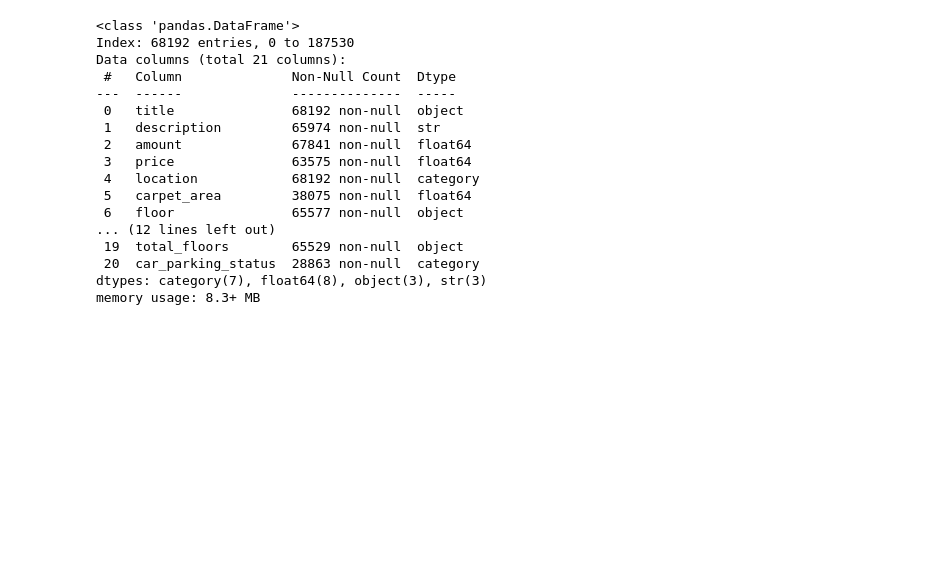
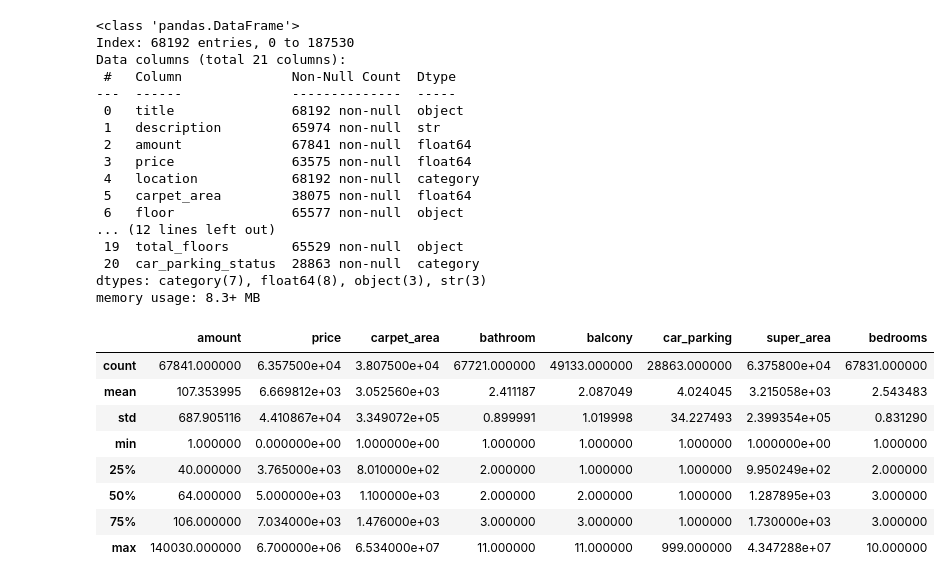
Before and after one commit to TalhaEjaz19040/house_price_prediction, a Jupyter notebook: notebooks/data_cleaning.ipynb, the cells around one changed output. Drawn from its saved outputs; the diff is of its cells as text; code cells hidden in the pictures; blank space fills up the shorter version.

Commit message:
super_area infinity values problem is solved

```diff
--- a/notebooks/data_cleaning.ipynb
+++ b/notebooks/data_cleaning.ipynb
@@ -379,10 +379,10 @@ Data columns (total 19 columns):
 dtypes: float64(5), object(1), str(13)
 memory usage: 10.4+ MB
 # %%
-mask = house_copy['price'].isna() & (house_copy['amount'].isna() == False) & (house_copy['super_area'].isna() == False)
+mask = house_copy['price'].isna() & (house_copy['amount'].isna() == False) & (house_copy['super_area'].isna() == False) & (house_copy['super_area'] > 0)
 house_copy.loc[mask, 'price'] = house_copy.loc[mask, 'amount'] / house_copy.loc[mask, 'super_area']
 # %%
-mask = (house_copy['amount'].isna() == False) & (house_copy['price'].isna() == False) & (house_copy['super_area'].isna())
+mask = (house_copy['amount'].isna() == False) & (house_copy['price'] > 0) & (house_copy['price'].isna() == False) & (house_copy['super_area'].isna())
 house_copy.loc[mask, 'super_area'] = (house_copy.loc[mask, 'amount'] * 100000) / house_copy.loc[mask, 'price']
 # %%
 house_copy.info()
@@ -656,3 +642,15 @@ Data columns (total 21 columns):
  20  car_parking_status  28863 non-null  category
 dtypes: category(7), float64(8), object(3), str(3)
 memory usage: 8.3+ MB
+# %%
+house_copy.describe()
+# %% [output]
+|  | amount | price | carpet_area | bathroom | balcony | car_parking | super_area | bedrooms |
+| count | 67841.000000 | 6.357500e+04 | 3.807500e+04 | 67721.000000 | 49133.000000 | 28863.000000 | 6.375800e+04 | 67831.000000 |
+| mean | 107.353995 | 6.669812e+03 | 3.052560e+03 | 2.411187 | 2.087049 | 4.024045 | 3.215058e+03 | 2.543483 |
+| std | 687.905116 | 4.410867e+04 | 3.349072e+05 | 0.899991 | 1.019998 | 34.227493 | 2.399354e+05 | 0.831290 |
+| min | 1.000000 | 0.000000e+00 | 1.000000e+00 | 1.000000 | 1.000000 | 1.000000 | 1.000000e+00 | 1.000000 |
+| 25% | 40.000000 | 3.765000e+03 | 8.010000e+02 | 2.000000 | 1.000000 | 1.000000 | 9.950249e+02 | 2.000000 |
+| 50% | 64.000000 | 5.000000e+03 | 1.100000e+03 | 2.000000 | 2.000000 | 1.000000 | 1.287895e+03 | 3.000000 |
+| 75% | 106.000000 | 7.034000e+03 | 1.476000e+03 | 3.000000 | 3.000000 | 1.000000 | 1.730000e+03 | 3.000000 |
+| max | 140030.000000 | 6.700000e+06 | 6.534000e+07 | 11.000000 | 11.000000 | 999.000000 | 4.347288e+07 | 10.000000 |
```
Also changed, not shown: parts of 1 cell of this notebook.
